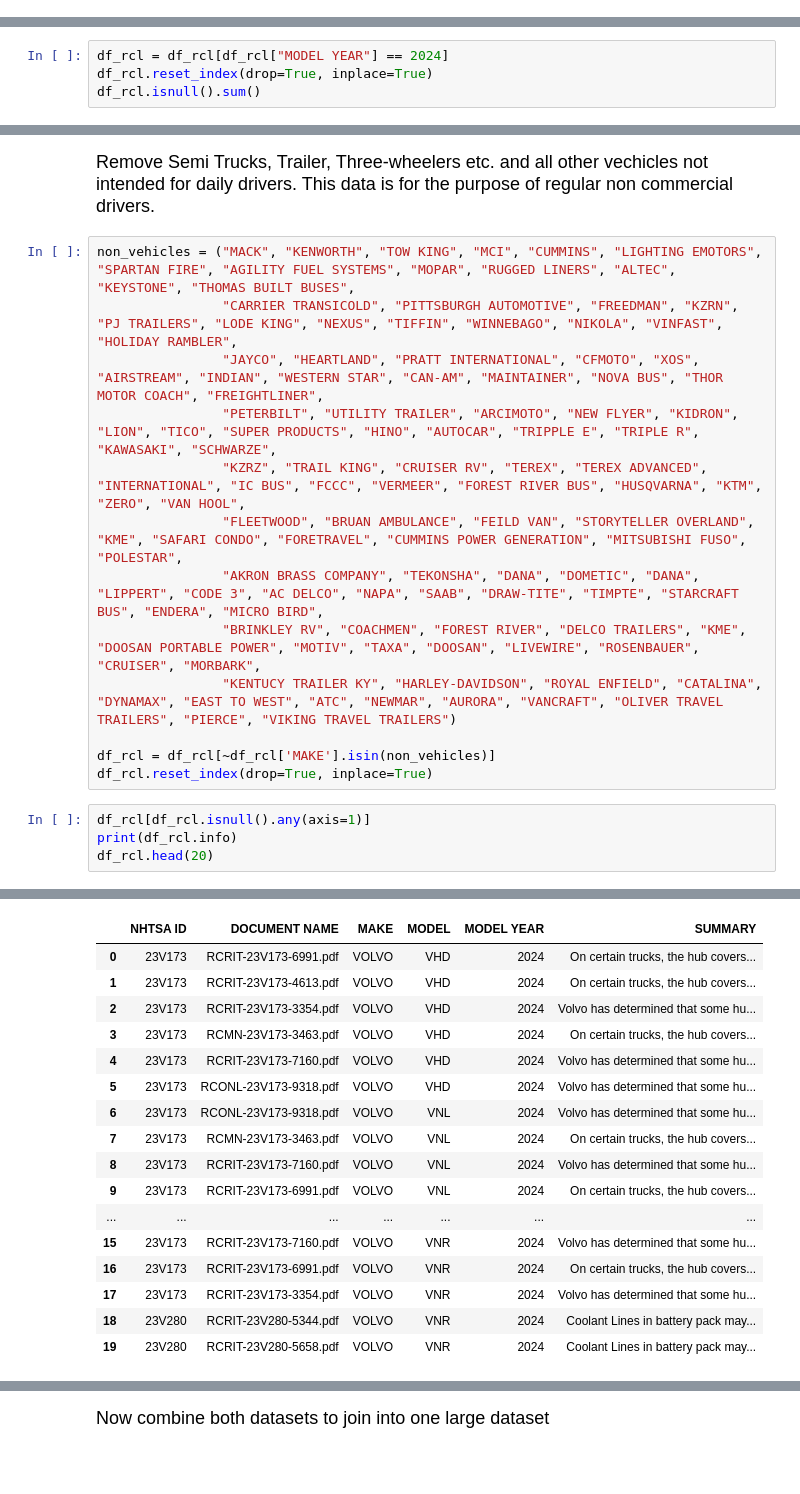
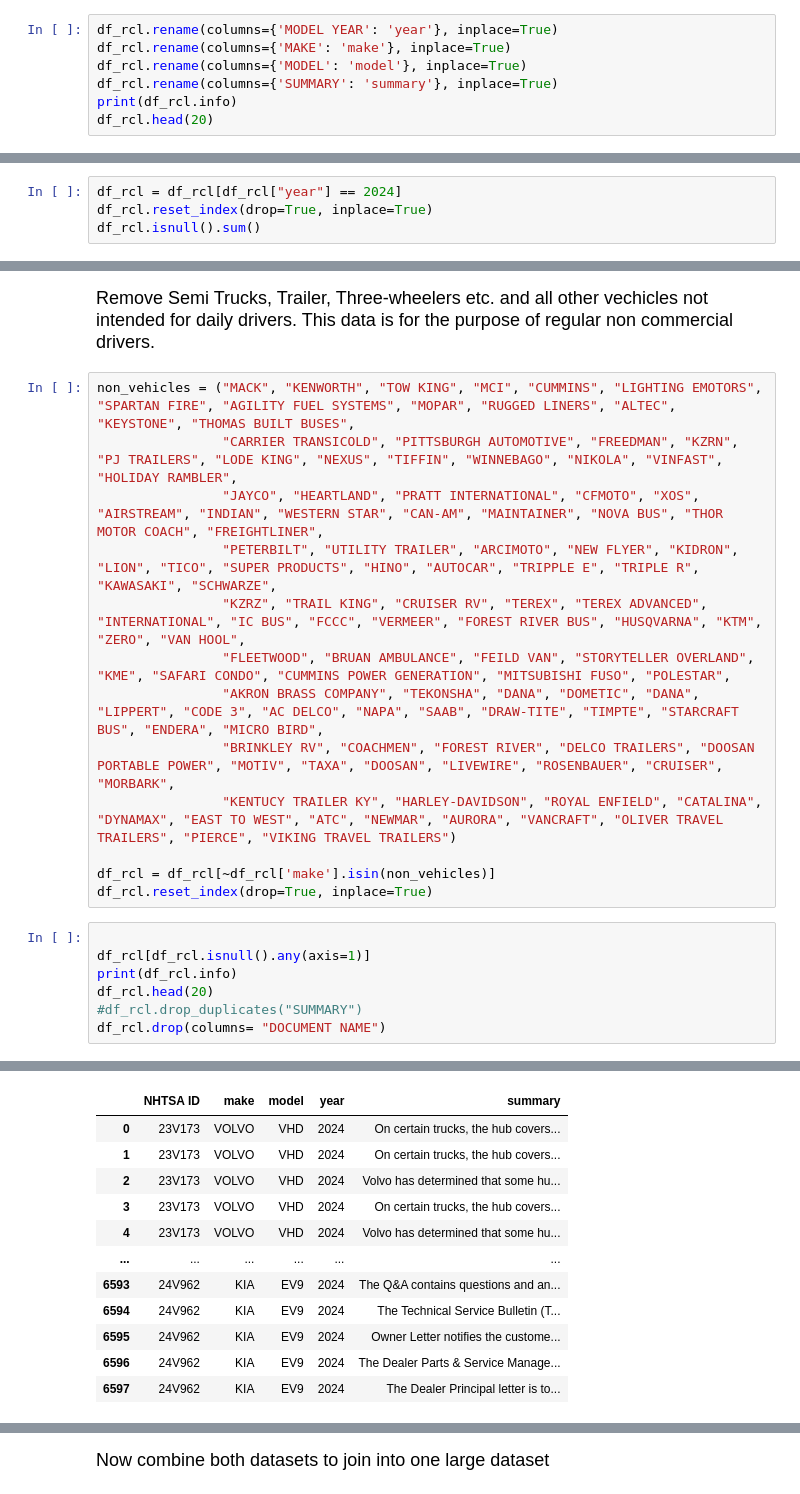
Before and after one commit to ellioc/VehicleRecalls2024, a Jupyter notebook: car_report.ipynb, the cells around one changed output, grey strips where cells are left out. Cells and saved outputs as stored; diff of their text form; blank space fills up the shorter version.

```diff
--- a/car_report.ipynb
+++ b/car_report.ipynb
@@ -150,0 +140,7 @@ memory usage: 9.9+ MB
+# %%
+df_rcl.rename(columns={'MODEL YEAR': 'year'}, inplace=True)
+df_rcl.rename(columns={'MAKE': 'make'}, inplace=True)
+df_rcl.rename(columns={'MODEL': 'model'}, inplace=True)
+df_rcl.rename(columns={'SUMMARY': 'summary'}, inplace=True)
+print(df_rcl.info)
+df_rcl.head(20)
@@ -151,7 +182,7 @@ memory usage: 9.9+ MB
 # %% [markdown]
 <font size="4">Grabbing data for only 2024 vehicles, and checking for missing values.
 # %%
-df_rcl = df_rcl[df_rcl["MODEL YEAR"] == 2024]
+df_rcl = df_rcl[df_rcl["year"] == 2024]
 df_rcl.reset_index(drop=True, inplace=True)
 df_rcl.isnull().sum()
 # %% [output]
@@ -194,15 +225,18 @@ non_vehicles = ("MACK", "KENWORTH", "TOW KING", "MCI", "CUMMINS", "LIGHTING EMOT
                 "JAYCO", "HEARTLAND", "PRATT INTERNATIONAL", "CFMOTO", "XOS", "AIRSTREAM", "INDIAN", "WESTERN STAR", "CAN-AM", "MAINTAINER", "NOVA BUS", "THOR MOTOR COACH", "FREIGHTLINER",
                 "PETERBILT", "UTILITY TRAILER", "ARCIMOTO", "NEW FLYER", "KIDRON", "LION", "TICO", "SUPER PRODUCTS", "HINO", "AUTOCAR", "TRIPPLE E", "TRIPLE R", "KAWASAKI", "SCHWARZE",
                 "KZRZ", "TRAIL KING", "CRUISER RV", "TEREX", "TEREX ADVANCED", "INTERNATIONAL", "IC BUS", "FCCC", "VERMEER", "FOREST RIVER BUS", "HUSQVARNA", "KTM", "ZERO", "VAN HOOL",
-                "FLEETWOOD", "BRUAN AMBULANCE", "FEILD VAN", "STORYTELLER OVERLAND", "KME", "SAFARI CONDO", "FORETRAVEL", "CUMMINS POWER GENERATION", "MITSUBISHI FUSO", "POLESTAR",
+                "FLEETWOOD", "BRUAN AMBULANCE", "FEILD VAN", "STORYTELLER OVERLAND", "KME", "SAFARI CONDO", "CUMMINS POWER GENERATION", "MITSUBISHI FUSO", "POLESTAR",
                 "AKRON BRASS COMPANY", "TEKONSHA", "DANA", "DOMETIC", "DANA", "LIPPERT", "CODE 3", "AC DELCO", "NAPA", "SAAB", "DRAW-TITE", "TIMPTE", "STARCRAFT BUS", "ENDERA", "MICRO BIRD",
-                "BRINKLEY RV", "COACHMEN", "FOREST RIVER", "DELCO TRAILERS", "KME", "DOOSAN PORTABLE POWER", "MOTIV", "TAXA", "DOOSAN", "LIVEWIRE", "ROSENBAUER", "CRUISER", "MORBARK",
+                "BRINKLEY RV", "COACHMEN", "FOREST RIVER", "DELCO TRAILERS", "DOOSAN PORTABLE POWER", "MOTIV", "TAXA", "DOOSAN", "LIVEWIRE", "ROSENBAUER", "CRUISER", "MORBARK",
                 "KENTUCY TRAILER KY", "HARLEY-DAVIDSON", "ROYAL ENFIELD", "CATALINA", "DYNAMAX", "EAST TO WEST", "ATC", "NEWMAR", "AURORA", "VANCRAFT", "OLIVER TRAVEL TRAILERS", "PIERCE", "VIKING TRAVEL TRAILERS")
 
-df_rcl = df_rcl[~df_rcl['MAKE'].isin(non_vehicles)]
+df_rcl = df_rcl[~df_rcl['make'].isin(non_vehicles)]
 df_rcl.reset_index(drop=True, inplace=True)
 # %%
+
 df_rcl[df_rcl.isnull().any(axis=1)]
 print(df_rcl.info)
 df_rcl.head(20)
+#df_rcl.drop_duplicates("SUMMARY")
+df_rcl.drop(columns= "DOCUMENT NAME")
 # %% [output]
@@ -226,17 +260,12 @@ df_rcl.head(20)
-|  | NHTSA ID | DOCUMENT NAME | MAKE | MODEL | MODEL YEAR | SUMMARY |
-| 0 | 23V173 | RCRIT-23V173-6991.pdf | VOLVO | VHD | 2024 | On certain trucks, the hub covers... |
-| 1 | 23V173 | RCRIT-23V173-4613.pdf | VOLVO | VHD | 2024 | On certain trucks, the hub covers... |
-| 2 | 23V173 | RCRIT-23V173-3354.pdf | VOLVO | VHD | 2024 | Volvo has determined that some hu... |
-| 3 | 23V173 | RCMN-23V173-3463.pdf | VOLVO | VHD | 2024 | On certain trucks, the hub covers... |
-| 4 | 23V173 | RCRIT-23V173-7160.pdf | VOLVO | VHD | 2024 | Volvo has determined that some hu... |
-| 5 | 23V173 | RCONL-23V173-9318.pdf | VOLVO | VHD | 2024 | Volvo has determined that some hu... |
-| 6 | 23V173 | RCONL-23V173-9318.pdf | VOLVO | VNL | 2024 | Volvo has determined that some hu... |
-| 7 | 23V173 | RCMN-23V173-3463.pdf | VOLVO | VNL | 2024 | On certain trucks, the hub covers... |
-| 8 | 23V173 | RCRIT-23V173-7160.pdf | VOLVO | VNL | 2024 | Volvo has determined that some hu... |
-| 9 | 23V173 | RCRIT-23V173-6991.pdf | VOLVO | VNL | 2024 | On certain trucks, the hub covers... |
-| ... | ... | ... | ... | ... | ... | ... |
-| 15 | 23V173 | RCRIT-23V173-7160.pdf | VOLVO | VNR | 2024 | Volvo has determined that some hu... |
-| 16 | 23V173 | RCRIT-23V173-6991.pdf | VOLVO | VNR | 2024 | On certain trucks, the hub covers... |
-| 17 | 23V173 | RCRIT-23V173-3354.pdf | VOLVO | VNR | 2024 | Volvo has determined that some hu... |
-| 18 | 23V280 | RCRIT-23V280-5344.pdf | VOLVO | VNR | 2024 | Coolant Lines in battery pack may... |
-| 19 | 23V280 | RCRIT-23V280-5658.pdf | VOLVO | VNR | 2024 | Coolant Lines in battery pack may... |
+|  | NHTSA ID | make | model | year | summary |
+| 0 | 23V173 | VOLVO | VHD | 2024 | On certain trucks, the hub covers... |
+| 1 | 23V173 | VOLVO | VHD | 2024 | On certain trucks, the hub covers... |
+| 2 | 23V173 | VOLVO | VHD | 2024 | Volvo has determined that some hu... |
+| 3 | 23V173 | VOLVO | VHD | 2024 | On certain trucks, the hub covers... |
+| 4 | 23V173 | VOLVO | VHD | 2024 | Volvo has determined that some hu... |
+| ... | ... | ... | ... | ... | ... |
+| 6593 | 24V962 | KIA | EV9 | 2024 | The Q&A contains questions and an... |
+| 6594 | 24V962 | KIA | EV9 | 2024 | The Technical Service Bulletin (T... |
+| 6595 | 24V962 | KIA | EV9 | 2024 | Owner Letter notifies the custome... |
+| 6596 | 24V962 | KIA | EV9 | 2024 | The Dealer Parts & Service Manage... |
+| 6597 | 24V962 | KIA | EV9 | 2024 | The Dealer Principal letter is to... |
```
Also changed, not shown: parts of 14 cells of this notebook, 4 other files.
